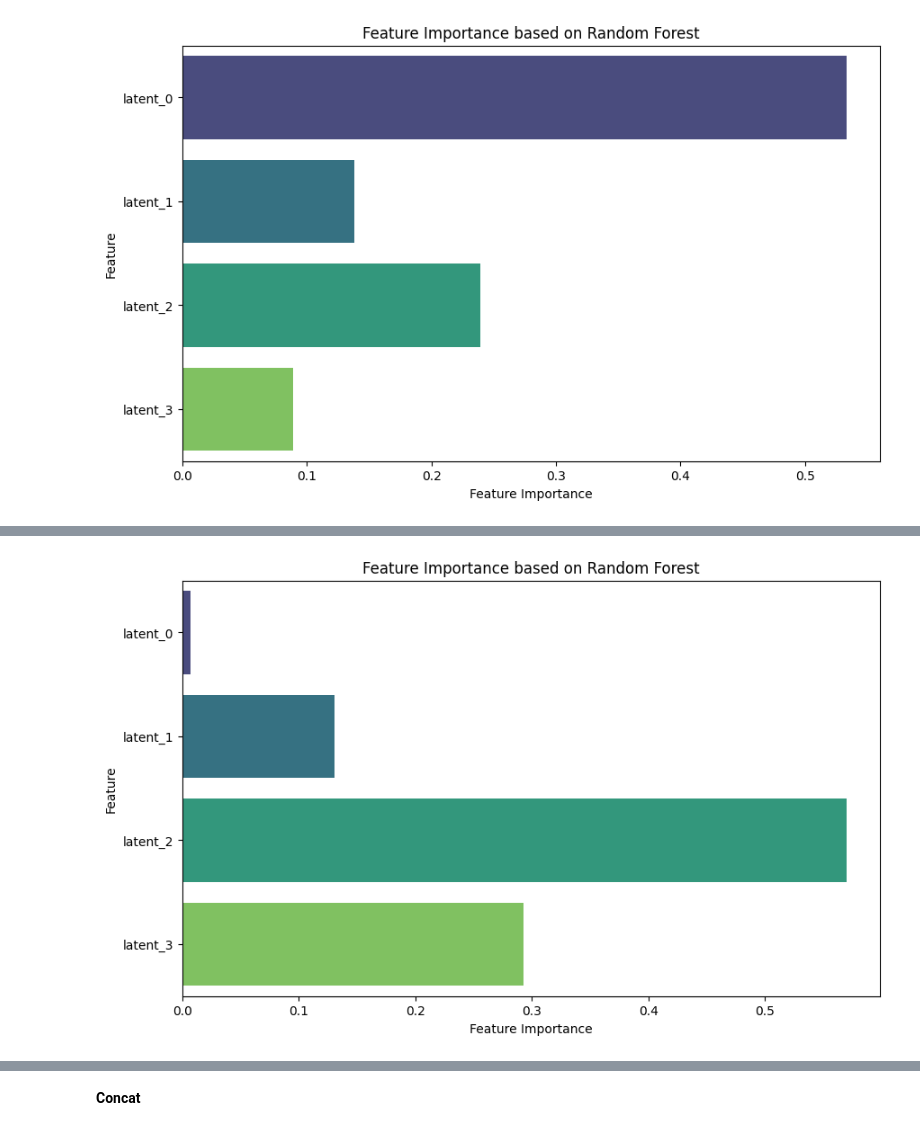
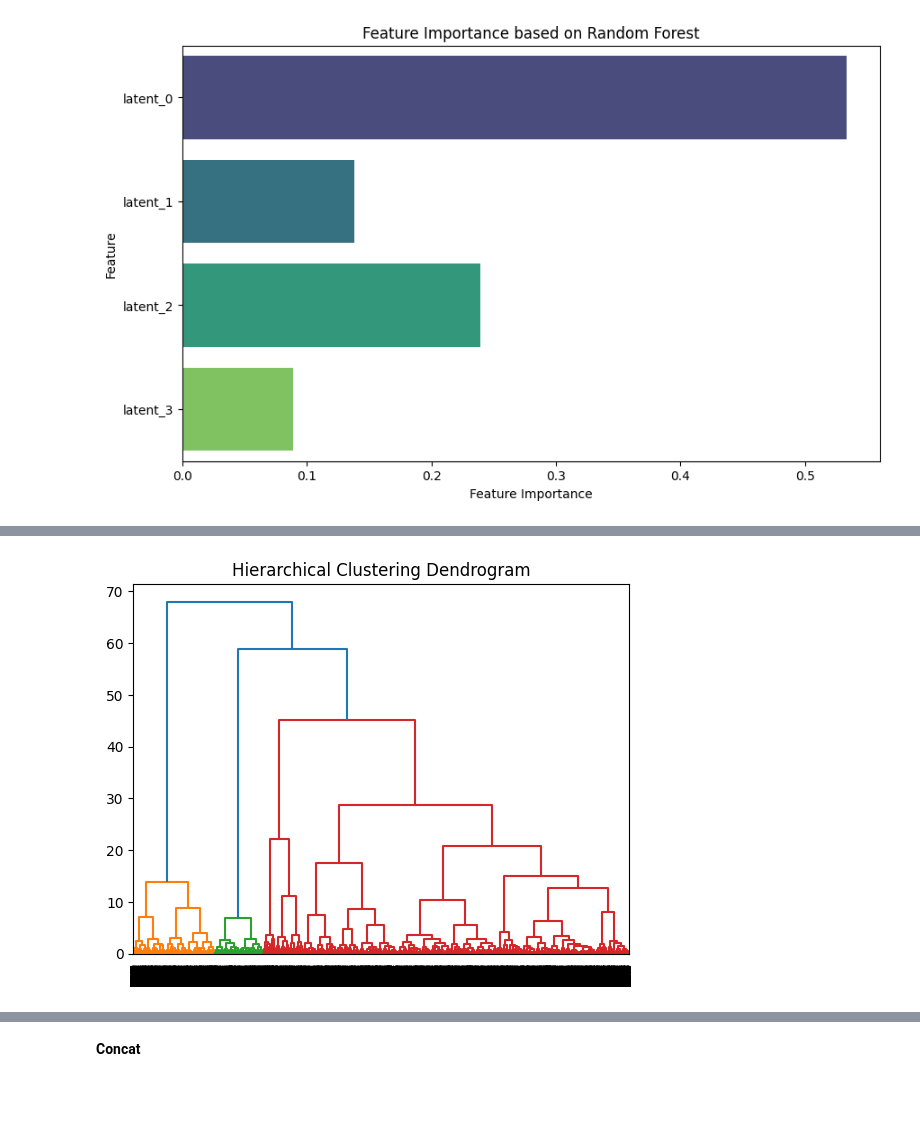
Before and after one commit to master-boda/Client-Segmentation-with-U-MAP-Embedding, a Jupyter notebook: src/modeling/modeling_notebook.ipynb, the cells around one changed output, grey strips where cells are left out. Saved outputs shown, nothing was run; the diff lists cells and outputs as text; code cells hidden in the pictures; blank space fills up the shorter version.

```diff
--- a/src/modeling/modeling_notebook.ipynb
+++ b/src/modeling/modeling_notebook.ipynb
@@ -89,4 +69,0 @@ plot_elbow_and_silhouette(latent_rep_scaled_outliers, max_clusters=7)
-# %%
-plot_feature_importance(latent_rep_scaled_outliers, n_clusters=3)
-# %% [output]
-[figure, removed]
@@ -92,0 +115,4 @@ plot_feature_importance(latent_rep_scaled_outliers, n_clusters=3)
+# %%
+plot_dendrogram(latent_rep_scaled, 'ward')
+# %% [output]
+[figure, added]
```
Also changed, not shown: parts of 22 cells of this notebook, 13 other files.
